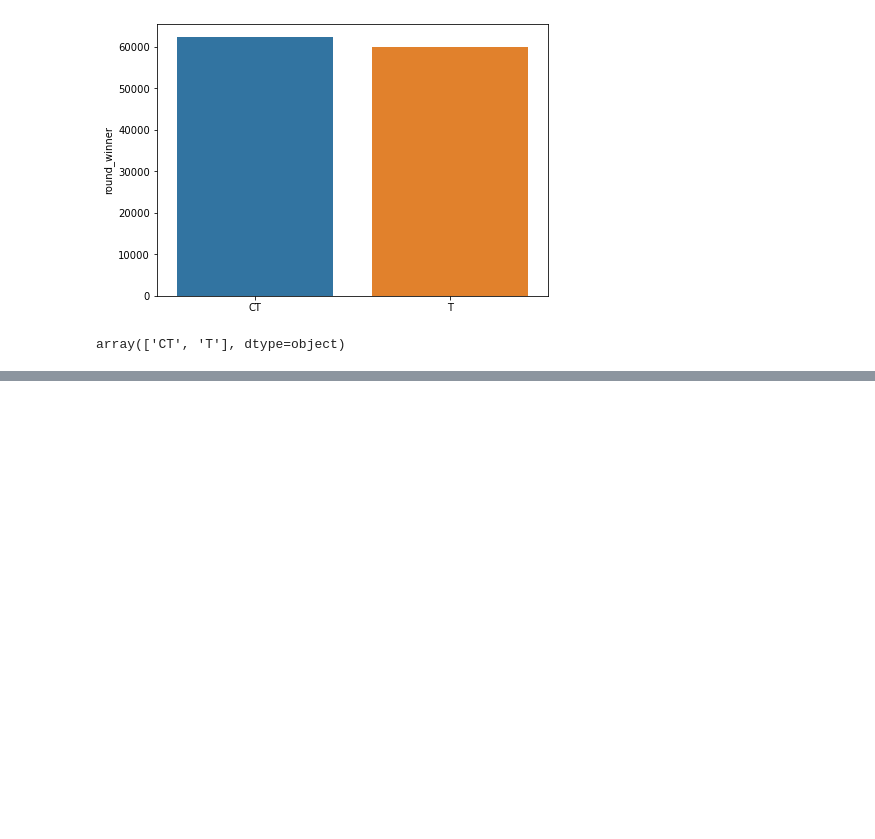
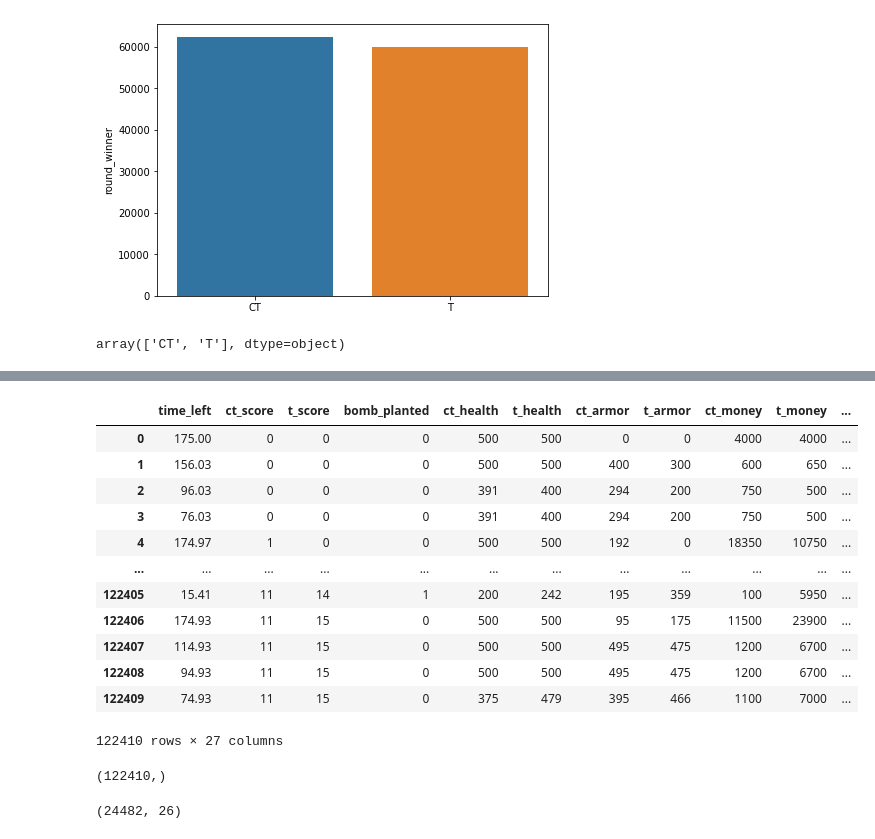
Before and after one commit to Ilan-v/intro2ML_live_session, a Jupyter notebook: winner_prediction.ipynb, the cells around one changed output, grey strips where cells are left out. Drawn from its saved outputs; the diff is of its cells as text; code cells hidden in the pictures; blank space fills up the shorter version.

```diff
--- a/winner_prediction.ipynb
+++ b/winner_prediction.ipynb
@@ -85,0 +179,24 @@ Series([], dtype: int64)
+# %%
+df_proccesed = pd.get_dummies(df,prefix=['map'], columns = ['map'], drop_first=True)
+ordered_cols = [x for x in df_proccesed.columns if x not in['round_winner']] + ['round_winner']
+df_proccesed = df_proccesed[ordered_cols]
+df_proccesed
+# %% [output]
+|  | time_left | ct_score | t_score | bomb_planted | ct_health | t_health | ct_armor | t_armor | ct_money | t_money | ... |
+| 0 | 175.00 | 0 | 0 | 0 | 500 | 500 | 0 | 0 | 4000 | 4000 | ... |
+| 1 | 156.03 | 0 | 0 | 0 | 500 | 500 | 400 | 300 | 600 | 650 | ... |
+| 2 | 96.03 | 0 | 0 | 0 | 391 | 400 | 294 | 200 | 750 | 500 | ... |
+| 3 | 76.03 | 0 | 0 | 0 | 391 | 400 | 294 | 200 | 750 | 500 | ... |
+| 4 | 174.97 | 1 | 0 | 0 | 500 | 500 | 192 | 0 | 18350 | 10750 | ... |
+| ... | ... | ... | ... | ... | ... | ... | ... | ... | ... | ... | ... |
+| 122405 | 15.41 | 11 | 14 | 1 | 200 | 242 | 195 | 359 | 100 | 5950 | ... |
+| 122406 | 174.93 | 11 | 15 | 0 | 500 | 500 | 95 | 175 | 11500 | 23900 | ... |
+| 122407 | 114.93 | 11 | 15 | 0 | 500 | 500 | 495 | 475 | 1200 | 6700 | ... |
+| 122408 | 94.93 | 11 | 15 | 0 | 500 | 500 | 495 | 475 | 1200 | 6700 | ... |
+| 122409 | 74.93 | 11 | 15 | 0 | 375 | 479 | 395 | 466 | 1100 | 7000 | ... |
+122410 rows × 27 columns
+# %%
+X = df_proccesed.iloc[:,:-1].values
+y = df_proccesed.iloc[:,-1]
+# %% [output]
+(122410,)
@@ -85,0 +207,4 @@ Series([], dtype: int64)
+# %%
+X_train.shape
+# %% [output]
+(24482, 26)
```
Also changed, not shown: parts of 19 cells of this notebook, 1 other file.
